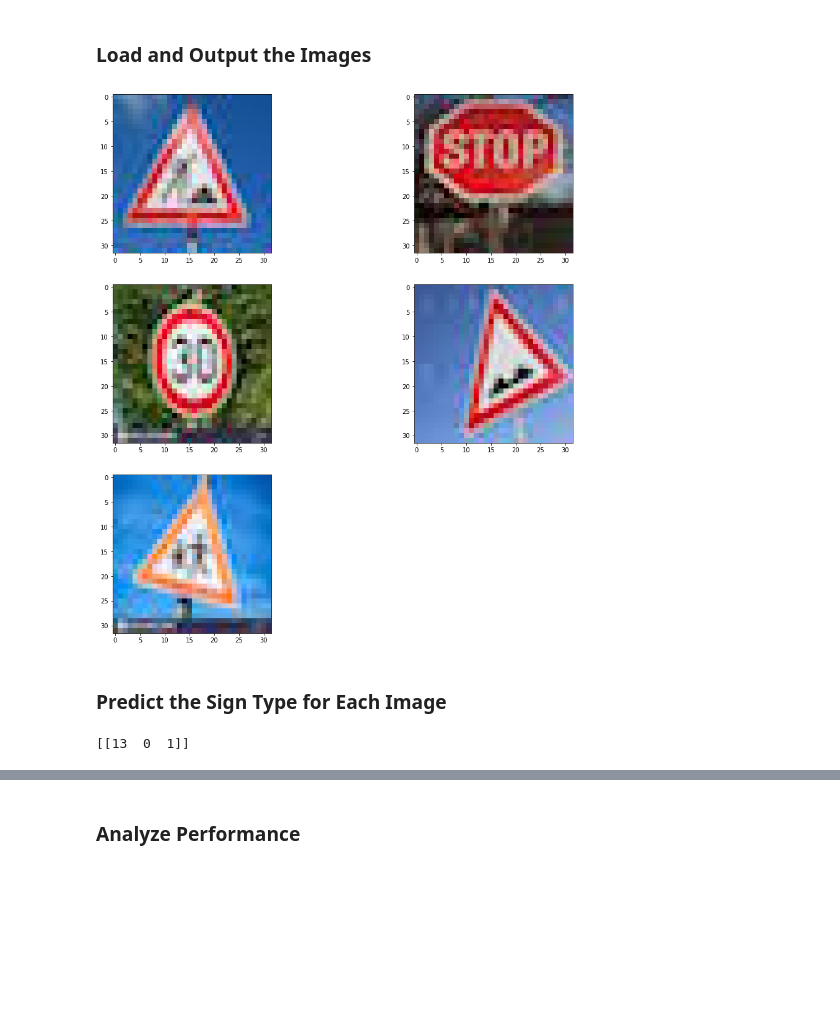
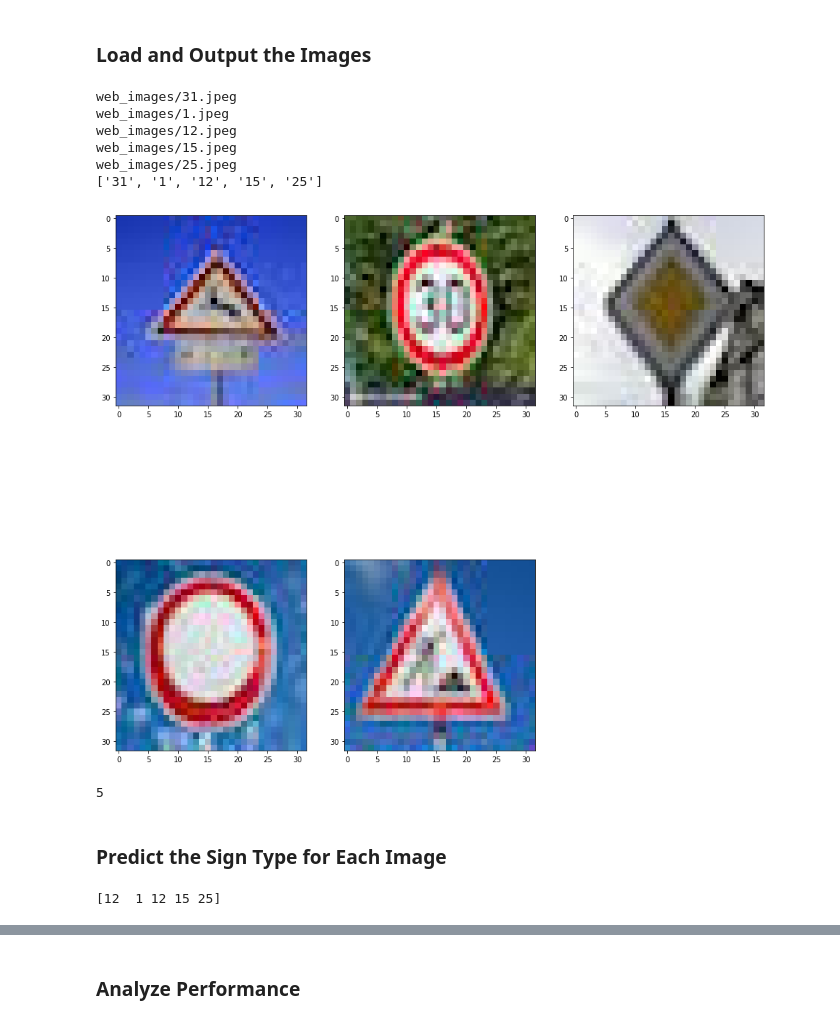
Before and after one commit to AfterDreaming/CarND-Traffic-Sign-Classifier-Project, a Jupyter notebook: Traffic_Sign_Classifier.ipynb, the cells around one changed output, grey strips where cells are left out. Saved outputs shown, nothing was run; the diff lists cells and outputs as text; code cells hidden in the pictures; blank space fills up the shorter version.

Commit message:
add web images

```diff
--- a/Traffic_Sign_Classifier.ipynb
+++ b/Traffic_Sign_Classifier.ipynb
@@ -167,13 +167,11 @@ import numpy as np
 # print (X_train.dtype)
 
 
-X_train = (X_train - X_train.mean()) / np.std(X_train)
-X_valid = (X_valid - X_valid.mean()) / np.std(X_valid)
-X_test = (X_test - X_test.mean()) / np.std(X_test)
+X_train = (X_train - np.mean(X_train)) / np.std(X_train)
+X_valid = (X_valid - np.mean(X_valid)) / np.std(X_valid)
+X_test = (X_test - np.mean(X_test)) / np.std(X_test)
 
 print((X_train))
-
-print(len(y_test))
 # %% [output]
 [[[[-0.80584927 -0.85006387 -0.86480207]
    [-0.82058747 -0.86480207 -0.87954027]
@@ -322,7 +320,7 @@ with tf.Session() as sess:
             batch_x, batch_y = X_train[offset:end], y_train[offset:end]
             sess.run(training_operation, feed_dict={x: batch_x, y: batch_y})
 
-        validation_accuracy = evaluate(X_train, y_train)
+        train_accuracy = evaluate(X_train, y_train)
         validation_accuracy = evaluate(X_valid, y_valid)
         print("EPOCH {} ...".format(i+1))
         print("Trainning Accuracy = {:.3f}".format(train_accuracy))
@@ -368,28 +367,41 @@ You may find `signnames.csv` useful as it contains mappings from the class id (i
 # %%
 ### Load the images and plot them here.
 ### Feel free to use as many code cells as needed.
 import matplotlib.image as mpimg
 import os
 directory = 'web_images/'
 img_list = os.listdir(directory)
-img_list.pop(0) #remove ".DS_Store" file
 images = []
+y_webImage=[]
 for i in range((len(img_list))):
+    img = mpimg.imread(directory + img_list[i])
+    print(directory + img_list[i])
+    images.append(img)
+    y_webImage.append(img_list[i].split(".")[0])
+print(y_webImage)
 
-    img = mpimg.imread(directory + img_list[i])
-    images.append(img)
 web_images = np.asarray(images)
-
-
-fig = plt.figure(figsize=(16,16))
+figure = plt.figure(figsize=(16,16))
 for i in range(len(images)):
     img = web_images[i]
-    ax = fig.add_subplot(3,2,i + 1)
+    ax = figure.add_subplot(2,3,i + 1)
     ax.imshow(img, interpolation='none')
 
 plt.show()
 # %% [output]
+web_images/31.jpeg
+web_images/1.jpeg
+web_images/12.jpeg
+web_images/15.jpeg
+web_images/25.jpeg
+['31', '1', '12', '15', '25']
-[figure, old version]
+[figure, new version]
+# %%
+# Preprocess the web image data
+X_webImages = (web_images - np.mean(web_images))/np.std(web_images)
+print(len(X_webImages))
+# %% [output]
+5
 # %% [markdown]
 ### Predict the Sign Type for Each Image
 # %%
@@ -397,8 +409,11 @@ plt.show()
 ### Make sure to pre-process the images with the same pre-processing pipeline used earlier.
 ### Feel free to use as many code cells as needed.
 
+predict_operation = tf.argmax(logits, 1)
 with tf.Session() as sess:
     saver.restore(sess, tf.train.latest_checkpoint('.'))
-    softmax_out = sess.run(softmax, feed_dict={x: web_images})
+    y_predict = sess.run(predict_operation, feed_dict={x: X_webImages})
+
+print(y_predict)
 # %% [output]
-[[13  0  1]]
+[12  1 12 15 25]
```
Also changed, not shown: parts of 9 cells of this notebook.
